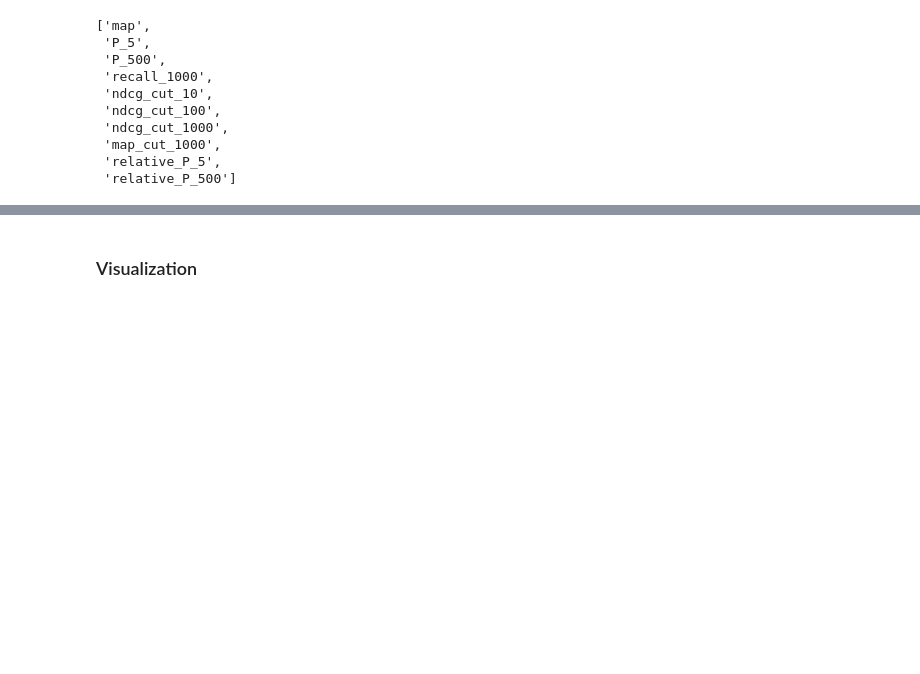
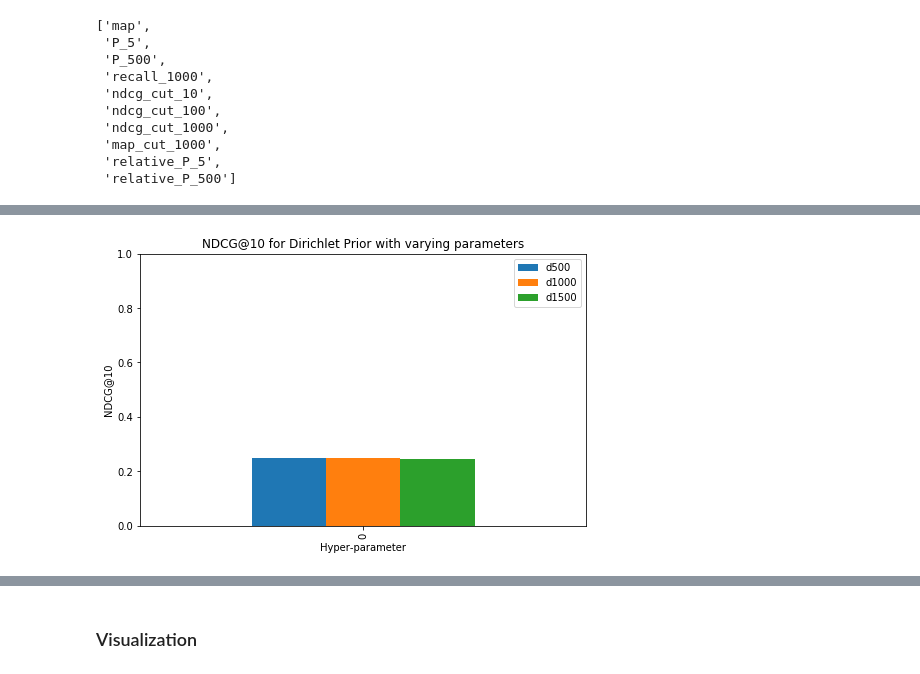
Before and after one commit to jo812568/ds-uva, a Jupyter notebook: Searching for Unstructured and Structured Data/hw1_final.ipynb, the cells around one changed output, grey strips where cells are left out. Drawn from its saved outputs; the diff is of its cells as text; code cells hidden in the pictures; blank space fills up the shorter version.

```diff
--- a/Searching for Unstructured and Structured Data/hw1_final.ipynb
+++ b/Searching for Unstructured and Structured Data/hw1_final.ipynb
@@ -783,0 +983,4 @@ test_metrics_df
+# %%
+plot_ndcg_at_10_hp(['d500', 'd1000', 'd1500'], "Dirichlet Prior")
+# %% [output]
+[figure, added]
```
Also changed, not shown: parts of 106 cells of this notebook, 2 other files.
